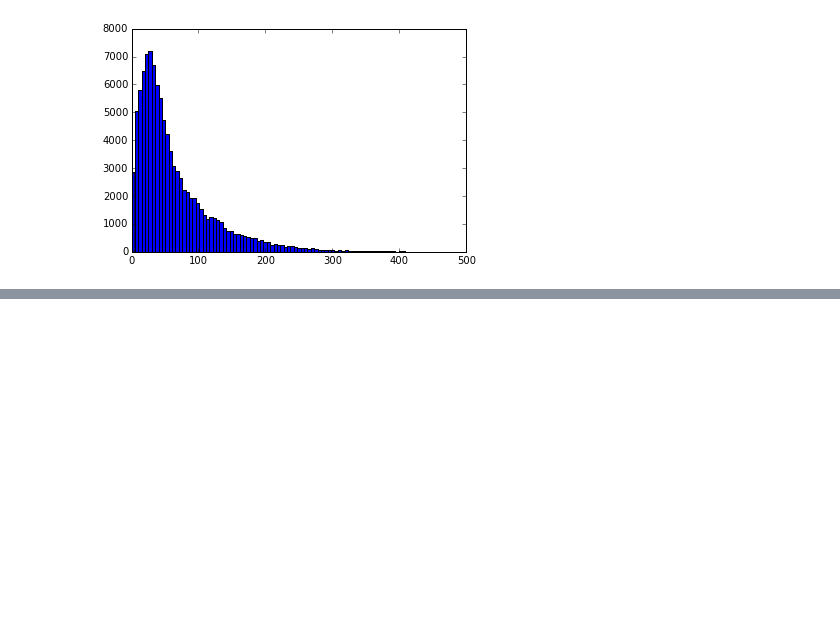
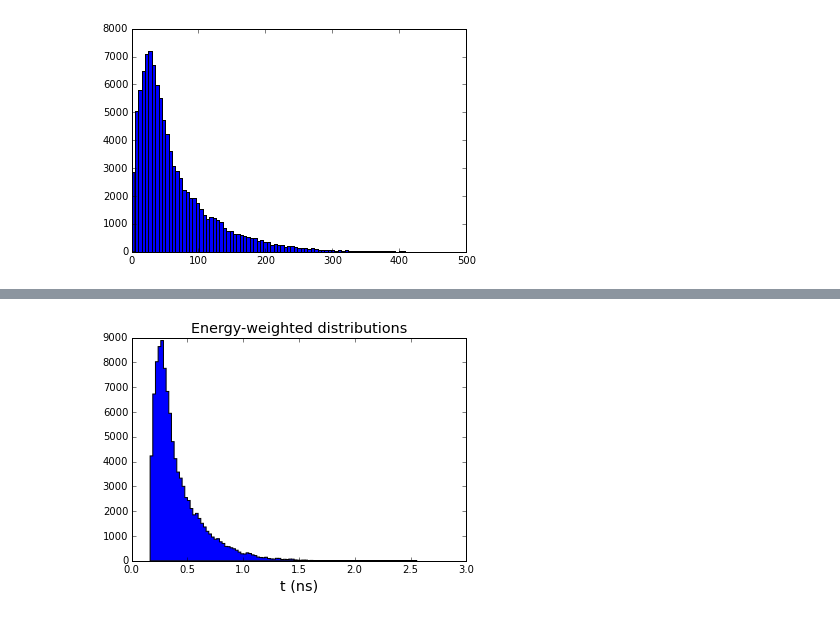
Before and after one commit to gitcheng/rayTraceNotebook, a Jupyter notebook: shower_shape.ipynb, the cells around one changed output, grey strips where cells are left out. Cells and saved outputs as stored; diff of their text form; code cells hidden in the pictures; blank space fills up the shorter version.

```diff
--- a/shower_shape.ipynb
+++ b/shower_shape.ipynb
@@ -43,0 +46,9 @@ plt.xlabel('z (mm)')
+# %%
+bins = np.linspace(0, 350, 35)
+tt = getflat(shower_baf2.hitT)
+plt.hist(tt, bins=100, weights = getflat(shower_baf2.hitEdep), histtype='stepfilled');
+plt.xlabel('t (ns)', fontsize='x-large')
+plt.title('Energy-weighted distributions', fontsize='x-large')
+plt.savefig('../plots/shower/G4shower_baf2_time.pdf')
+# %% [output]
+[figure, added]
```
Also changed, not shown: parts of 2 cells of this notebook, 5 other files.
